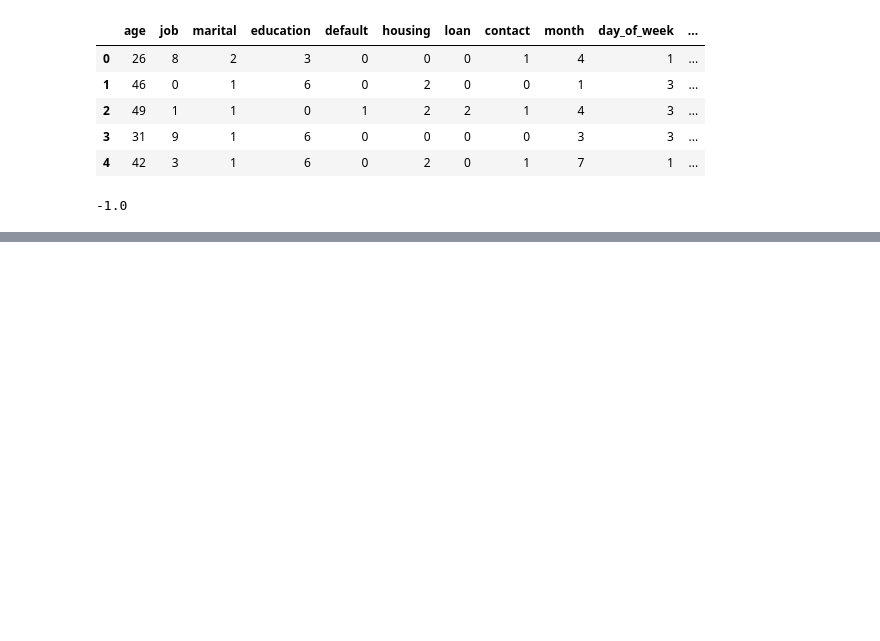
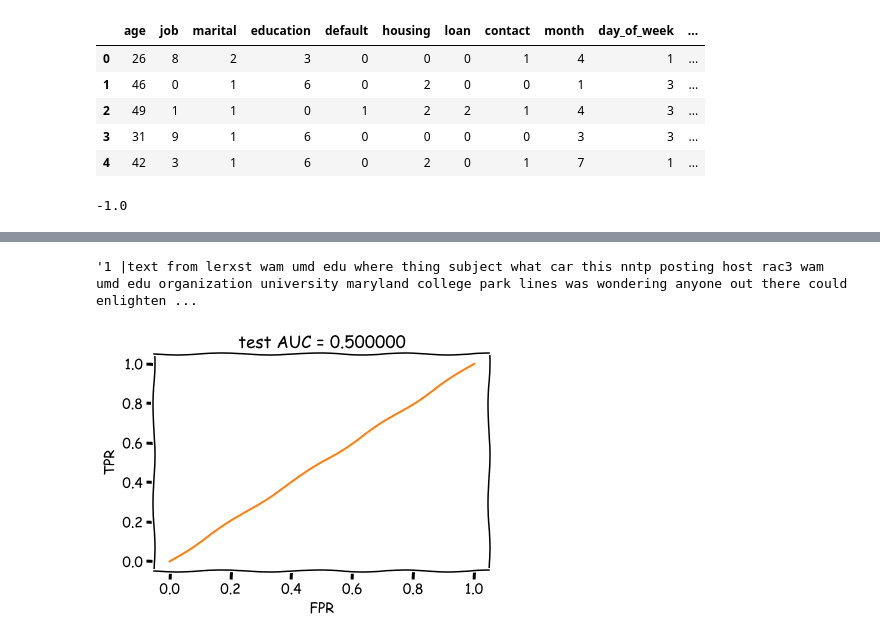
Before and after one commit to adwiza/machine_learning, a Jupyter notebook: ml_27-Big data.ipynb, the cells around one changed output, grey strips where cells are left out. Drawn from its saved outputs; the diff is of its cells as text; code cells hidden in the pictures; blank space fills up the shorter version.

Commit message:
ml_27-Big data in progress

```diff
--- a/ml_27-Big data.ipynb
+++ b/ml_27-Big data.ipynb
@@ -77,0 +134,2 @@ df.loc[1].job - df.loc[2].job
+# %%
+newsgroups = fetch_20newsgroups(path_to_all_data)
@@ -77,0 +159,9 @@ df.loc[1].job - df.loc[2].job
+# %%
+text = newsgroups['data'][0]
+target = newsgroups['target_names'][newsgroups['target'][0]]
+
+print('----')
+print(target)
+print('----')
+print(text.strip())
+print('----')
@@ -77,0 +186,21 @@ df.loc[1].job - df.loc[2].job
+# %%
+def to_vw_format(document, label=None):
+    return str(label or '') + ' |text ' + ' '.join(re.findall('\w{3,}', document.lower())) + '\n'
+
+to_vw_format(text, 1 if target == 'rec.autos' else -1)
+# %% [output]
+'1 |text from lerxst wam umd edu where thing subject what car this nntp posting host rac3 wam umd edu organization university maryland college park lines was wondering anyone out there could enlighten ...
+# %%
+all_documents = newsgroups['data']
+all_targets = [1 if newsgroups['target_names'][target] == 'rec.autos'
+              else -1 for target in newsgroups['target']]
+# %%
+train_documents, test_documents, train_labels, test_labels = \
+    train_test_split(all_documents, all_targets, random_state=7)
+
+# with open(os.path.join(PATH_TO_ALL_DATA, '20news_train.vw'), 'w') as vw_train_data:
+#     for text, target in zip(train_documents, train_labels):
+#         vw_train_data.write(to_vw_format(text, target))
+# with open(os.path.join(PATH_TO_ALL_DATA, '20news_test.vw'), 'w') as vw_test_data:
+#     for text in test_documents:
+#         vw_test_data.write(to_vw_format(text))
@@ -77,0 +213,14 @@ df.loc[1].job - df.loc[2].job
+# %%
+with open(os.path.join(path_to_all_data, '20news_test_predictions.txt')) as pred_file:
+    test_prediction = [float(label)
+                              for label in pred_file.readlines()]
+
+auc = roc_auc_score(test_labels, test_prediction)
+roc_curve = roc_curve(test_labels, test_prediction)
+
+with plt.xkcd():
+    plt.plot(roc_curve[0], roc_curve[1]);
+    plt.plot([0, 1], [0, 1])
+    plt.xlabel('FPR'); plt.ylabel('TPR'); plt.title('test AUC = %f' % (auc)); plt.axis([-0.05, 1.05, -0.05,1.05]);
+# %% [output]
+[figure, added]
```
Also changed, not shown: parts of 14 cells of this notebook.
